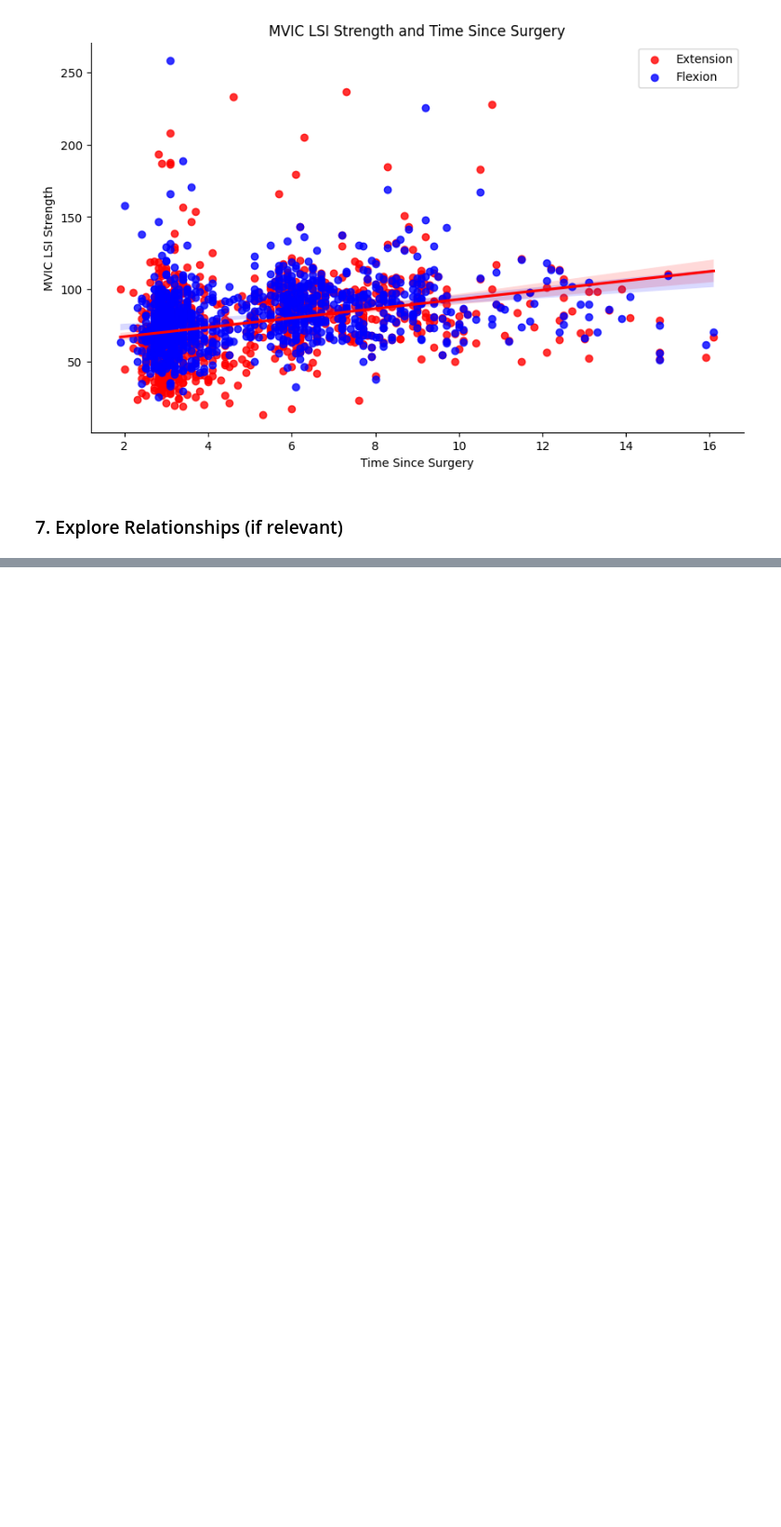
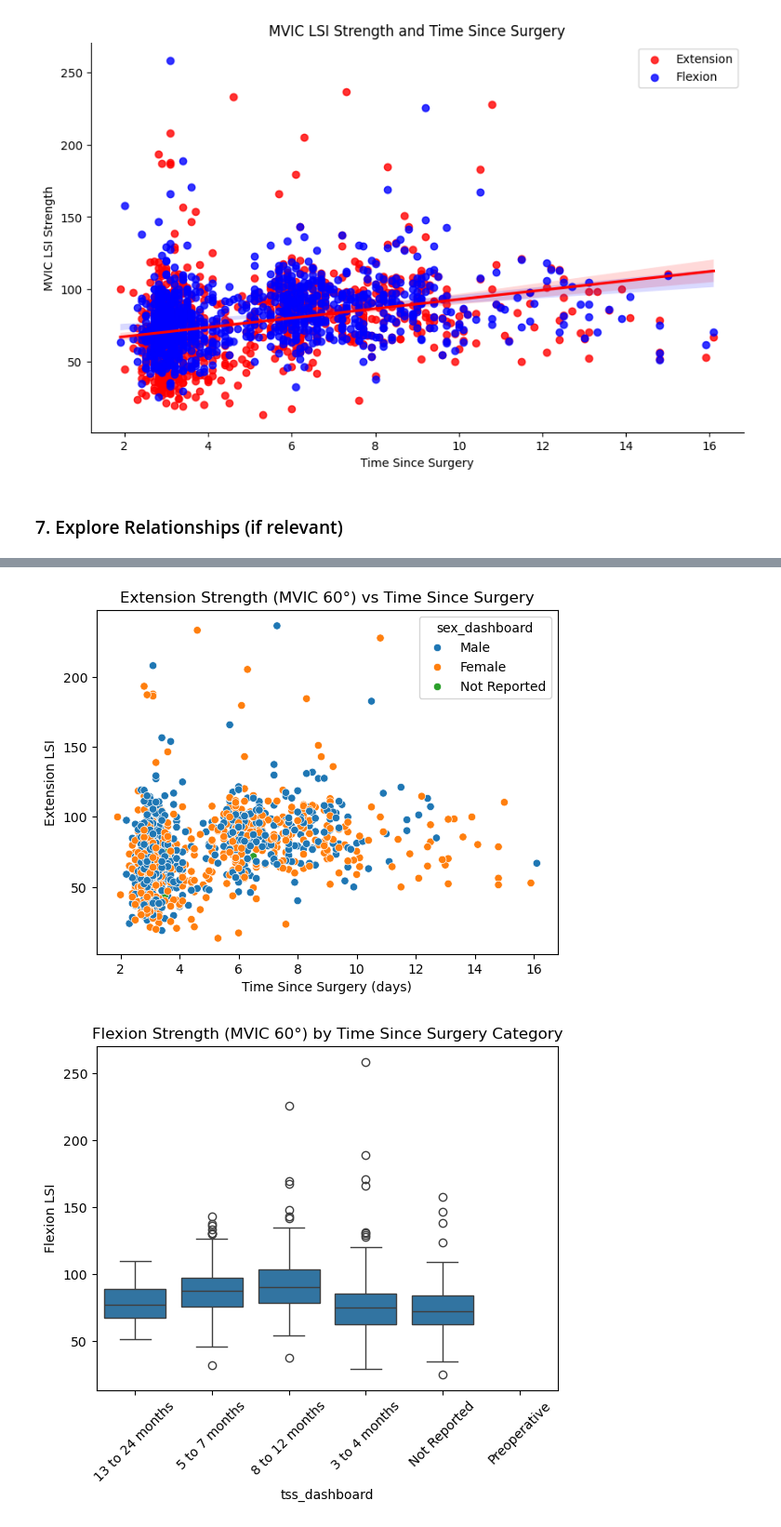
Before and after one commit to yxb8mh/finalproj, a Jupyter notebook: groupEDAipynb.ipynb, the cells around one changed output, grey strips where cells are left out. Shown at 93% size. Saved outputs shown, nothing was run; the diff lists cells and outputs as text; code cells hidden in the pictures; blank space fills up the shorter version.

```diff
--- a/groupEDAipynb.ipynb
+++ b/groupEDAipynb.ipynb
@@ -234,0 +262,19 @@ plt.legend()
+# %%
+#looking at how knee strength (extension and flexion) varies with time since surgery, using both continuous and categorical time representations.
+#strength by time since surgery
+#continuous
+sns.scatterplot(data=aclr, x='tss', y='lsi_ext_mvic_60', hue='sex_dashboard')
+plt.title("Extension Strength (MVIC 60°) vs Time Since Surgery")
+plt.xlabel("Time Since Surgery (days)")
+plt.ylabel("Extension LSI")
+plt.show()
+
+#categorical
+sns.boxplot(data=aclr, x='tss_dashboard', y='lsi_flex_mvic_60')
+plt.title("Flexion Strength (MVIC 60°) by Time Since Surgery Category")
+plt.xticks(rotation=45)
+plt.ylabel("Flexion LSI")
+plt.show()
+# %% [output]
+[figure, added]
+[figure, added]
```
Also changed, not shown: parts of 3 cells of this notebook.
